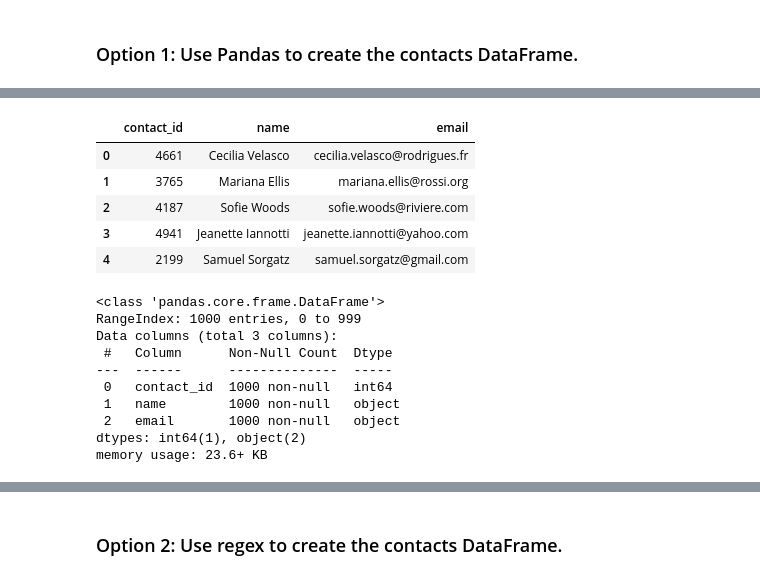
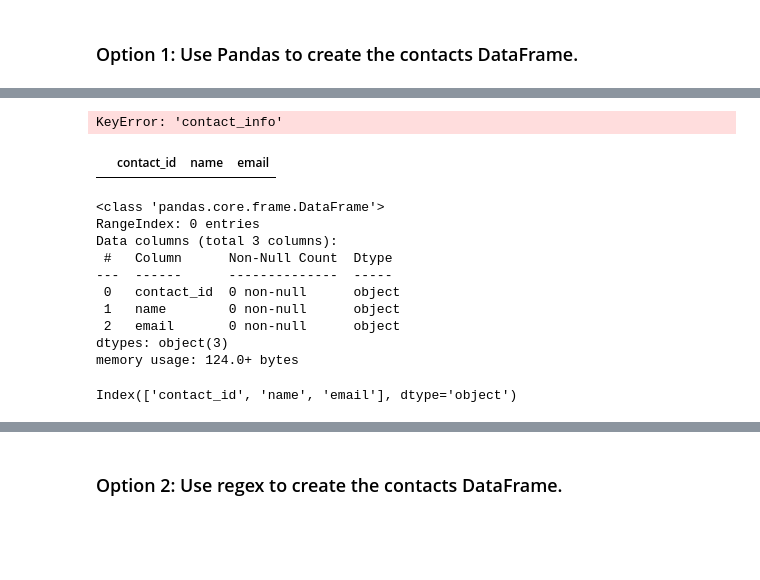
Before and after one commit to rachelschoen/Crowdfunding_ETL, a Jupyter notebook: ETL_Mini_Project_RSchoen_AThakur.ipynb, the cells around one changed output, grey strips where cells are left out. Drawn from its saved outputs; the diff is of its cells as text; code cells hidden in the pictures; blank space fills up the shorter version.

```diff
--- a/ETL_Mini_Project_RSchoen_AThakur.ipynb
+++ b/ETL_Mini_Project_RSchoen_AThakur.ipynb
@@ -326,25 +341,43 @@ print(dict_values)
+# %%
+dict_values = []
+for index, row in contact_info_df.iterrows():
+    data = row['contact_info']
+    converted_data = json.loads(data)
+    # Iterate through each dictionary (row) and get the values for each row using list comprehension.
+    row_values = [v for k, v in converted_data.items()]
+    # Append the list of values for each row to a new list.
+    dict_values.append(row_values)
+
+    # Get the data first item in each row.
+
+print(dict_values)
+# %% [output]
+KeyError: 'contact_info'
 # %%
-# Create a contact_info DataFrame and add each list of values, i.e., each row
-# to the 'contact_id', 'name', 'email' columns.
+# Create a contact_info DataFrame and add each list of values, i.e., each row to the 'contact_id', 'name', 'email' columns.
+
+columns=['contact_id', 'name', 'email']
+contact_df=pd.DataFrame(dict_values , columns=columns)
+contact_df.head()
 # %% [output]
 |  | contact_id | name | email |
-| 0 | 4661 | Cecilia Velasco | cecilia.velasco@rodrigues.fr |
-| 1 | 3765 | Mariana Ellis | mariana.ellis@rossi.org |
-| 2 | 4187 | Sofie Woods | sofie.woods@riviere.com |
-| 3 | 4941 | Jeanette Iannotti | jeanette.iannotti@yahoo.com |
-| 4 | 2199 | Samuel Sorgatz | samuel.sorgatz@gmail.com |
 # %%
 # Check the datatypes.
+contact_df.info()
 # %% [output]
 <class 'pandas.core.frame.DataFrame'>
-RangeIndex: 1000 entries, 0 to 999
+RangeIndex: 0 entries
 Data columns (total 3 columns):
  #   Column      Non-Null Count  Dtype
 ---  ------      --------------  -----
- 0   contact_id  1000 non-null   int64
- 1   name        1000 non-null   object
- 2   email       1000 non-null   object
-dtypes: int64(1), object(2)
-memory usage: 23.6+ KB
+ 0   contact_id  0 non-null      object
+ 1   name        0 non-null      object
+ 2   email       0 non-null      object
+dtypes: object(3)
+memory usage: 124.0+ bytes
+# %%
+contact_df.columns
+# %% [output]
+Index(['contact_id', 'name', 'email'], dtype='object')
 # %%
 # Create a "first"name" and "last_name" column with the first and last names from the "name" column.
```
Also changed, not shown: parts of 6 cells of this notebook.
